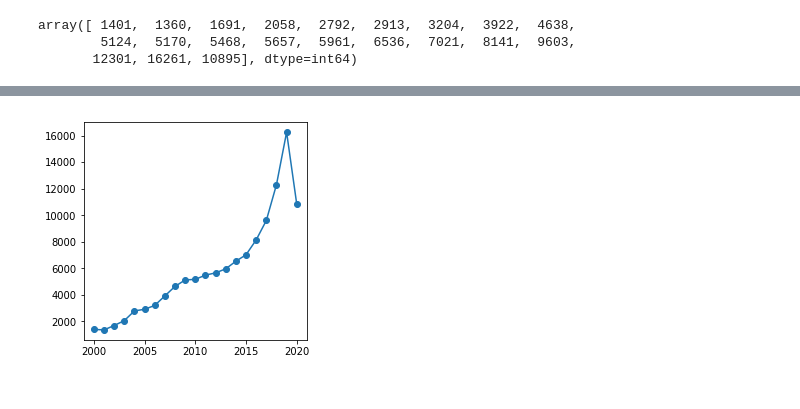
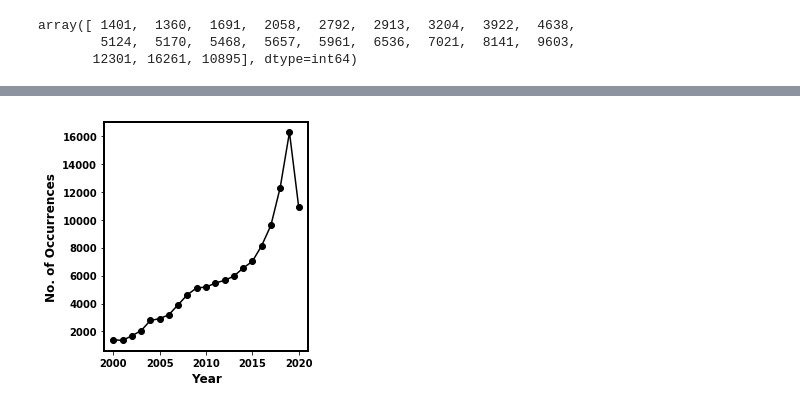
Before and after one commit to keithgroup/scopus_searching_ML_in_chem_literature, a Jupyter notebook: scopus_searches_ML_in_chem.ipynb, the cells around one changed output, grey strips where cells are left out. Cells and saved outputs as stored; diff of their text form; code cells hidden in the pictures.

```diff
--- a/scopus_searches_ML_in_chem.ipynb
+++ b/scopus_searches_ML_in_chem.ipynb
@@ -623,7 +625,15 @@ plt.savefig('yearly_results_for_top_divisions.png',format='png',dpi=600)
-# %%
-years = [int(y) for y in years]
-year_num_results = [int(n) for n in year_num_results]
-fig, ax = plt.subplots(figsize=[4,4])
-im = ax.plot(years,year_num_results,'o-')
-# %% [output]
-[figure, removed]
+# %%
+from matplotlib import rc,rcParams
+rc('font', weight='bold')
+rc('axes', linewidth=2)
+#rc('xlabel.font', weight='bold')
+str_years = [str(y) for y in years]
+fig, axes = plt.subplots(figsize=[4,4])
+#fig.subplots_adjust(hspace=0.35,wspace=0.35)
+axes.plot(years,[int(n) for n in df.loc[df['Division'] == 'PHYS'][str_years].values[0]],'ko-')
+axes.set_xlabel('Year',weight='bold',size=12)
+axes.set_ylabel('No. of Occurrences',weight='bold',size=12)
+plt.tight_layout()
+plt.savefig('yearly_results_for_PHYS.png',format='png',dpi=600)
+# %% [output]
+[figure, added]
```
Also changed, not shown: parts of 3 cells of this notebook, 4 other files.
